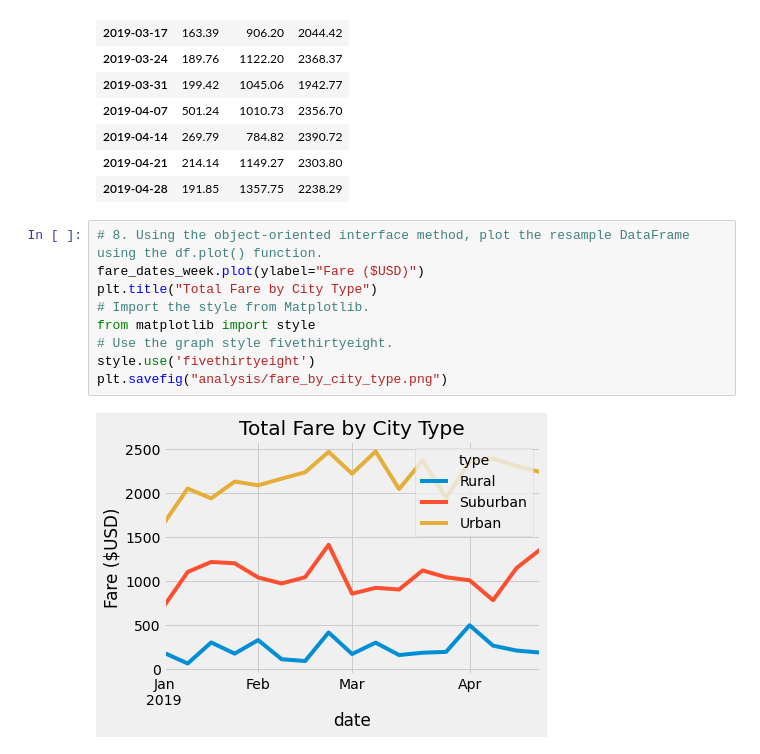
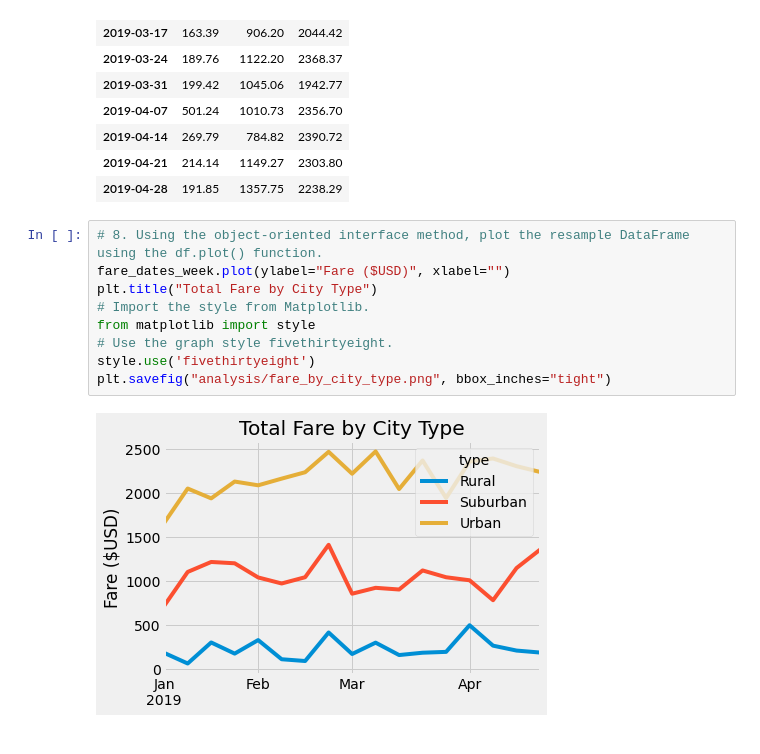
Before and after one commit to r-ybarra/PyBer_Analysis, a Jupyter notebook: PyBer_Challenge.ipynb, the cells around one changed output. Saved outputs shown, nothing was run; the diff lists cells and outputs as text.

```diff
--- a/PyBer_Challenge.ipynb
+++ b/PyBer_Challenge.ipynb
@@ -187,12 +187,12 @@ fare_dates_week
 | 2019-04-28 | 191.85 | 1357.75 | 2238.29 |
 # %%
 # 8. Using the object-oriented interface method, plot the resample DataFrame using the df.plot() function.
-fare_dates_week.plot(ylabel="Fare ($USD)")
+fare_dates_week.plot(ylabel="Fare ($USD)", xlabel="")
 plt.title("Total Fare by City Type")
 # Import the style from Matplotlib.
 from matplotlib import style
 # Use the graph style fivethirtyeight.
 style.use('fivethirtyeight')
-plt.savefig("analysis/fare_by_city_type.png")
+plt.savefig("analysis/fare_by_city_type.png", bbox_inches="tight")
 # %% [output]
-[figure, old version]
+[figure, new version]
```
Also changed, not shown: 2 other files.
